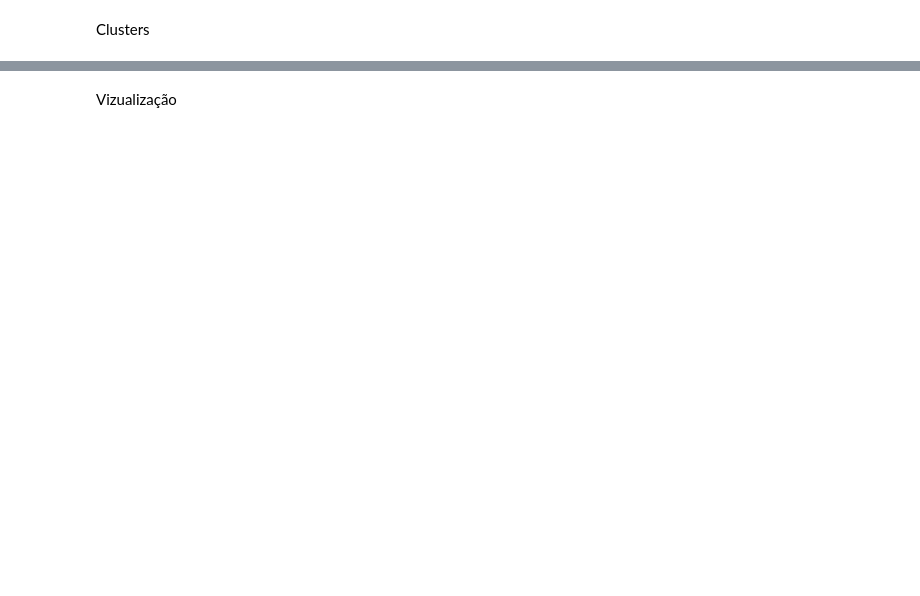
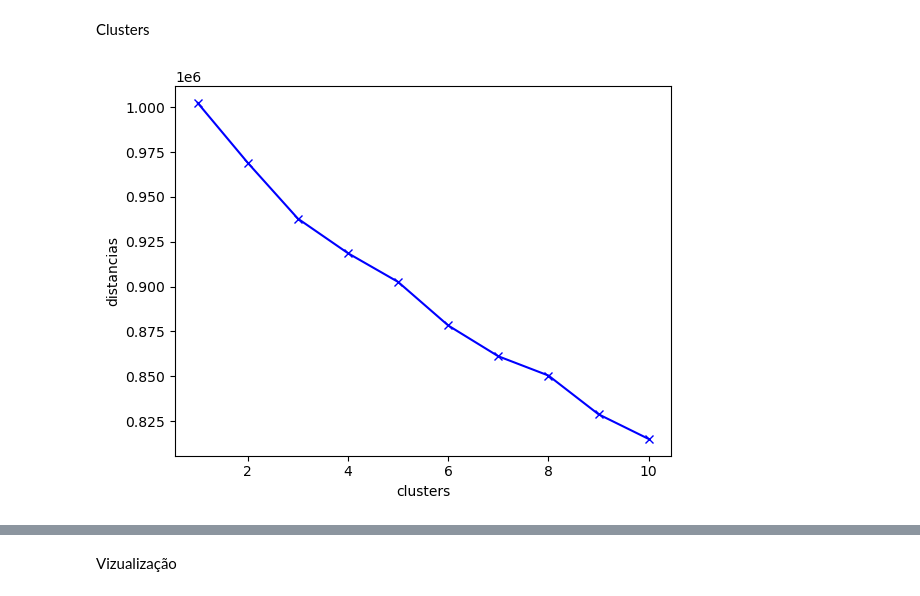
Before and after one commit to BrunoAGSa/Extra-o_Work, a Jupyter notebook: Trabalho parte 2/cyp2c9/trabalho 2.ipynb, the cells around one changed output, grey strips where cells are left out. Saved outputs shown, nothing was run; the diff lists cells and outputs as text; code cells hidden in the pictures; blank space fills up the shorter version.

```diff
--- a/Trabalho parte 2/cyp2c9/trabalho 2.ipynb
+++ b/Trabalho parte 2/cyp2c9/trabalho 2.ipynb
@@ -718,3 +731,18 @@ array([[ 0.4981149 ,  0.84724707],
 # %% [markdown]
 Clusters
+# %%
+from sklearn.cluster import KMeans
+k_values = range(1, 11)
+lista = []
+
+for k in k_values:
+    kmeans = KMeans(n_clusters=k, random_state=42)
+    kmeans.fit(df_scaled)
+    lista.append(kmeans.inertia_)
+plt.plot(k_values, lista, 'bx-')
+plt.xlabel('clusters')
+plt.ylabel('distancias')
+plt.show()
+# %% [output]
+[figure, added]
 # %%
```
Also changed, not shown: parts of 10 cells of this notebook, 1 other file.
